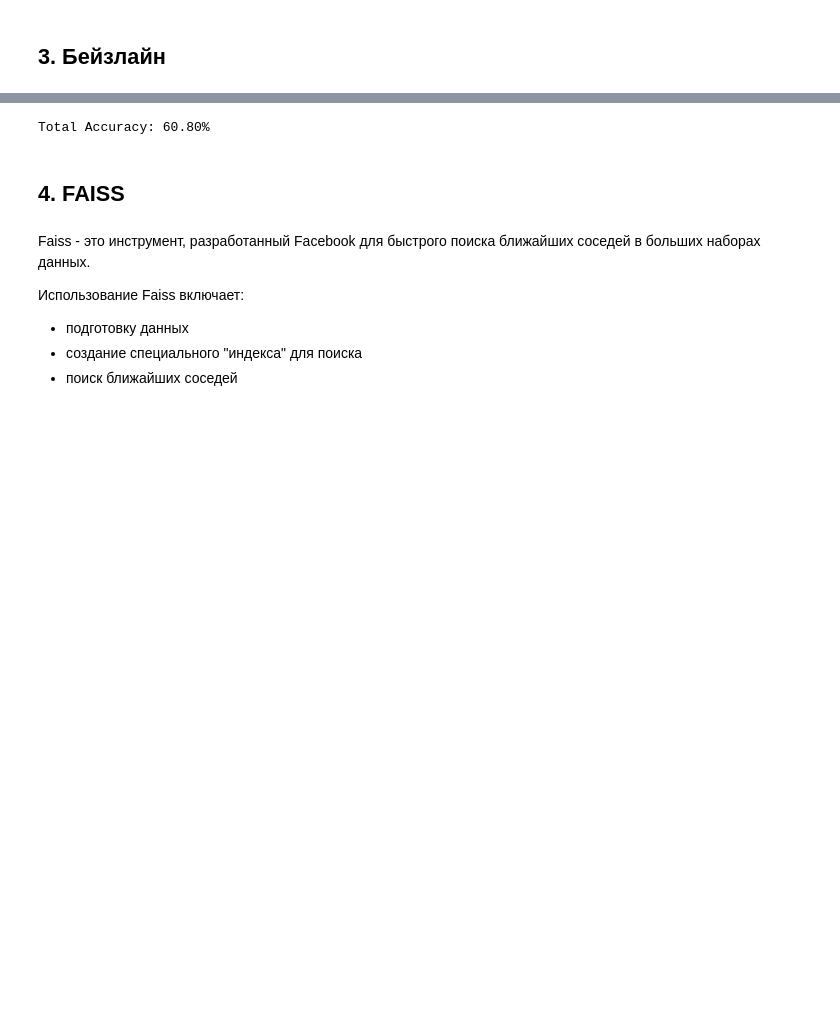
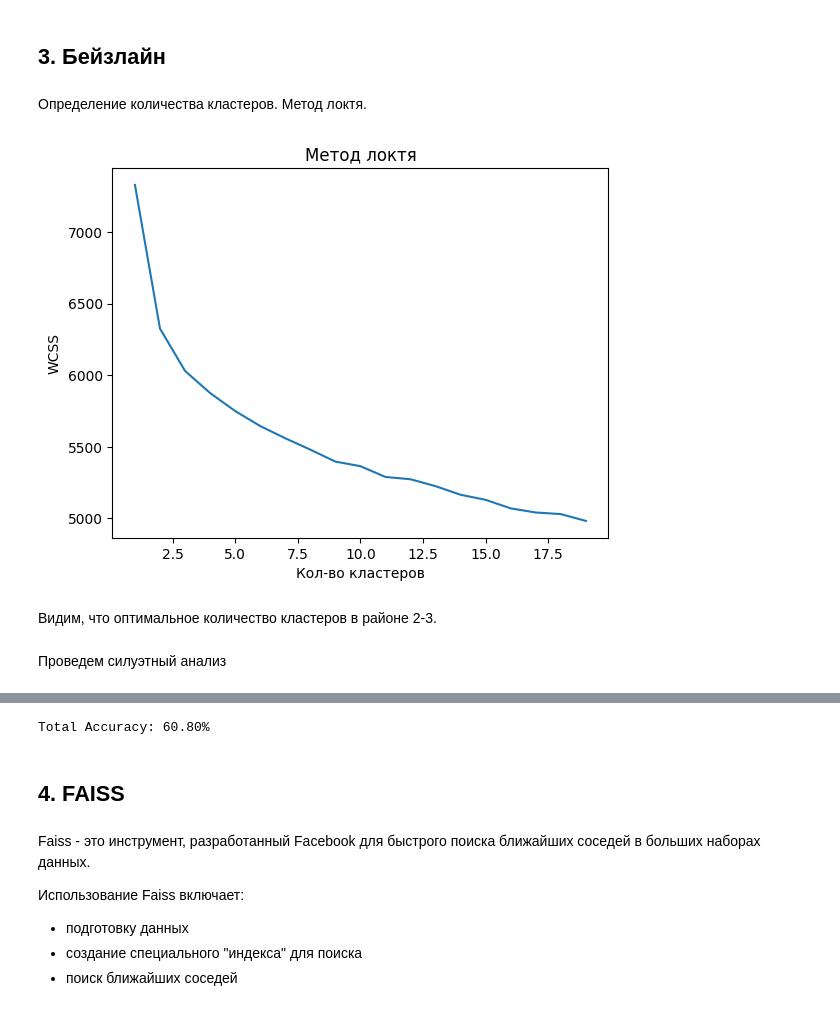
Before and after one commit to Steindvart/Personalized_routes_2GIS, a Jupyter notebook: ml/baseline.ipynb, the cells around one changed output, grey strips where cells are left out. Drawn from its saved outputs; the diff is of its cells as text; code cells hidden in the pictures; blank space fills up the shorter version.

```diff
--- a/ml/baseline.ipynb
+++ b/ml/baseline.ipynb
@@ -104,2 +139,0 @@ base.head()
-# %%
-train = pd.read_csv("./train.csv", index_col="Id")
@@ -125,0 +187,51 @@ base_scale = scaler.transform(base)
+# %% [markdown]
+Определение количества кластеров. Метод локтя.
+# %%
+def elbow_method(data, range_n_clusters):
+  list = []
+  for i in range_n_clusters:
+    kmeans = KMeans(n_clusters=i, init="k-means++", n_init=10, max_iter=300, random_state=0)
+
+    kmeans.fit(data)
+    list.append(kmeans.inertia_)
+  plt.plot(range_n_clusters, list[:])
+  plt.title('Метод локтя')
+  plt.xlabel('Кол-во кластеров')
+  plt.ylabel('WCSS')
+  plt.show()
+# %%
+# закодируем данные
+
+from sklearn.preprocessing import OneHotEncoder
+
+cat_col_names = ['Name', 'Address', 'Rubric', 'Context']
+
+num_col_names = ['ID', 'Rating']
+
+encoder = OneHotEncoder(drop='first', sparse_output= False)
+X_train_ohe = encoder.fit_transform(train[cat_col_names])
+
+encoder_col_names = encoder.get_feature_names_out()
+
+X_train_ohe = pd.DataFrame(X_train_ohe, columns= encoder_col_names)
+X_train = pd.concat([X_train_ohe, train[num_col_names]], axis=1)
+
+
+
+sample_normalize = encoder.fit_transform(base[cat_col_names])
+encoder_col_names_base = encoder.get_feature_names_out()
+sample_normalize = pd.DataFrame(sample_normalize, columns= encoder_col_names_base)
+sample_normalize = pd.concat([sample_normalize, base[num_col_names]], axis=1)
+# %%
+# сделаем ID индексами
+
+X_train.set_index('ID', inplace = True)
+sample_normalize.set_index('ID', inplace = True)
+# %%
+elbow_method(sample_normalize, range(1,20, 1))
+# %% [output]
+[figure, added]
+# %% [markdown]
+Видим, что оптимальное количество кластеров в районе 2-3.
+# %% [markdown]
+Проведем силуэтный анализ
```
Also changed, not shown: parts of 37 cells of this notebook, 2 other files.
